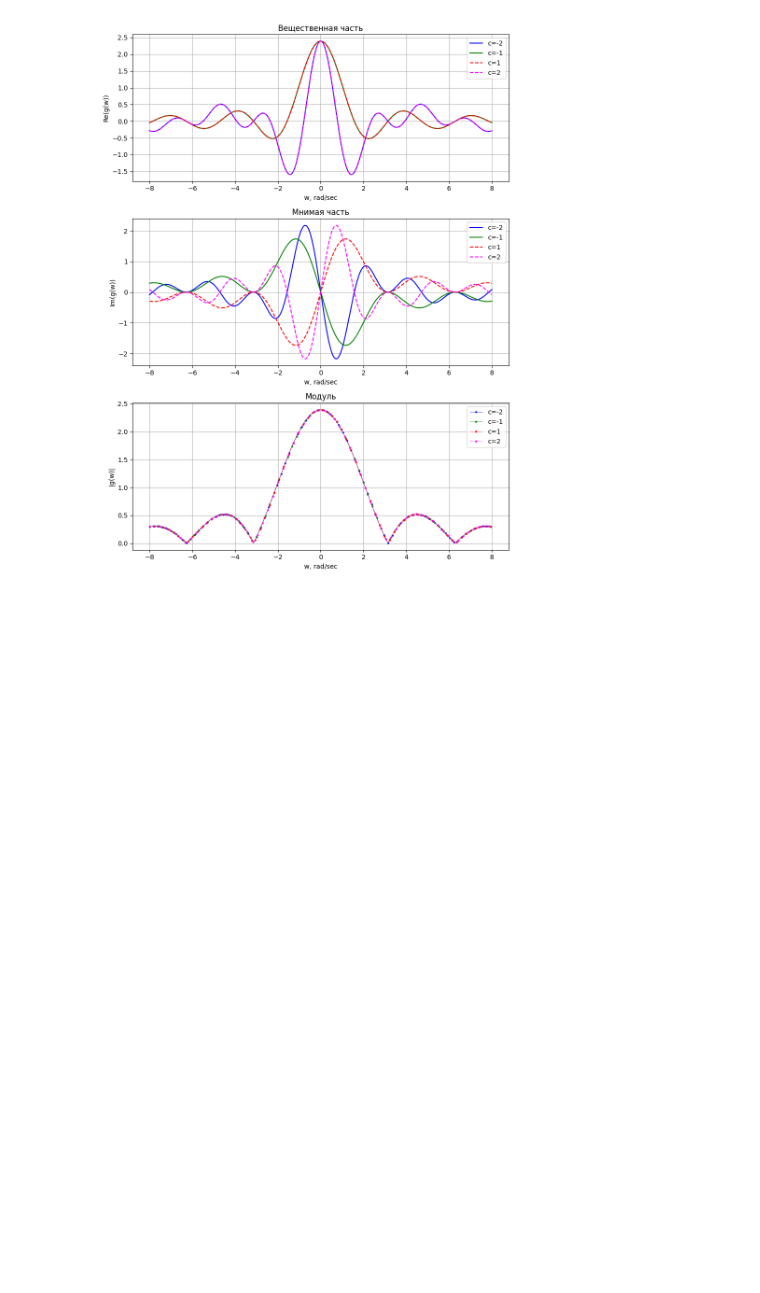
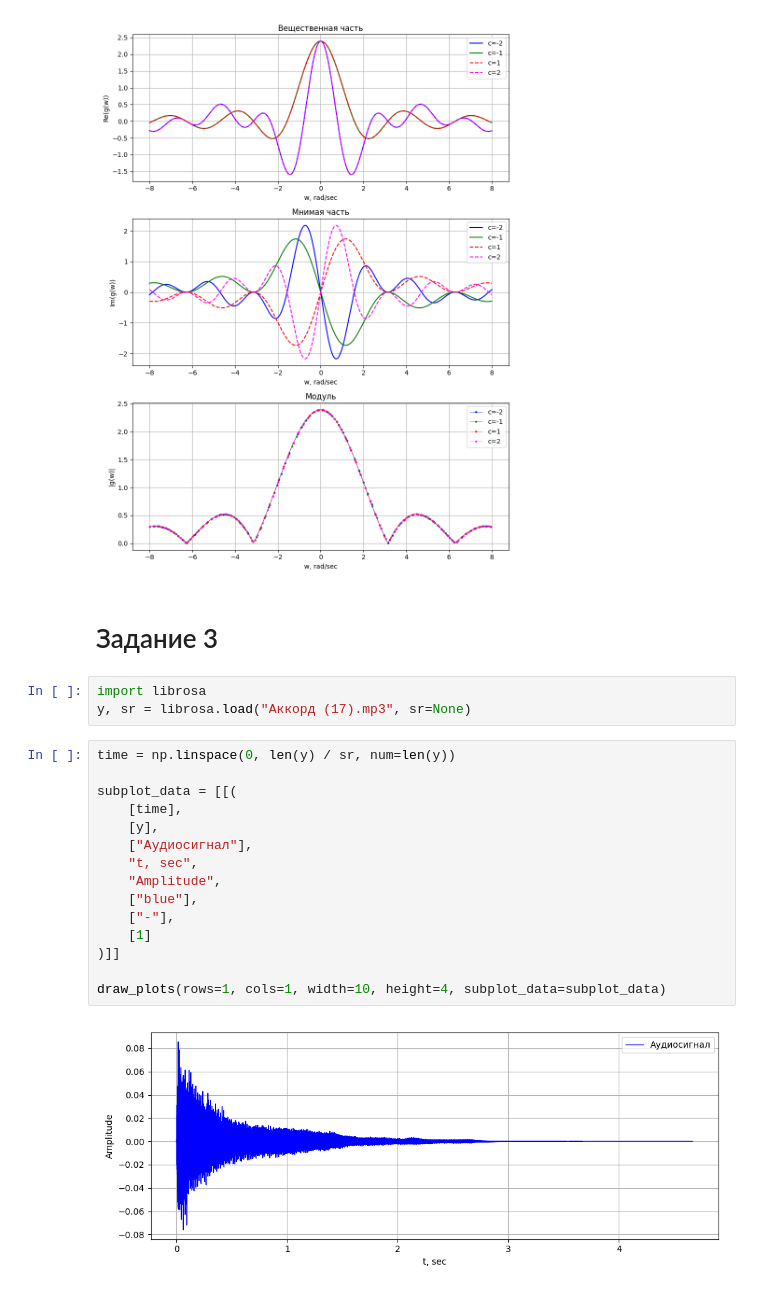
Before and after one commit to n-sukhov/ITMO-courses, a Jupyter notebook: Fourier_Methods/Lab2/Lab2.ipynb, the cells around one changed output. Cells and saved outputs as stored; diff of their text form; blank space fills up the shorter version.

```diff
--- a/Fourier_Methods/Lab2/Lab2.ipynb
+++ b/Fourier_Methods/Lab2/Lab2.ipynb
@@ -381,3 +381,25 @@ subplot_data3 = [[Re_gw_plot], [Im_gw_plot], [abs_gw_plot]]
 draw_plots(rows=3, cols=1, width=9, height=12, subplot_data=subplot_data3)
 # %% [output]
 [figure]
+# %% [markdown]
+# Задание 3
+# %%
+import librosa
+y, sr = librosa.load("Аккорд (17).mp3", sr=None)
+# %%
+time = np.linspace(0, len(y) / sr, num=len(y))
+
+subplot_data = [[(
+    [time],
+    [y],
+    ["Аудиосигнал"],
+    "t, sec",
+    "Amplitude",
+    ["blue"],
+    ["-"],
+    [1]
+)]]
+
+draw_plots(rows=1, cols=1, width=10, height=4, subplot_data=subplot_data)
+# %% [output]
+[figure, added]
```
Also changed, not shown: parts of 2 cells of this notebook, 1 other file.
